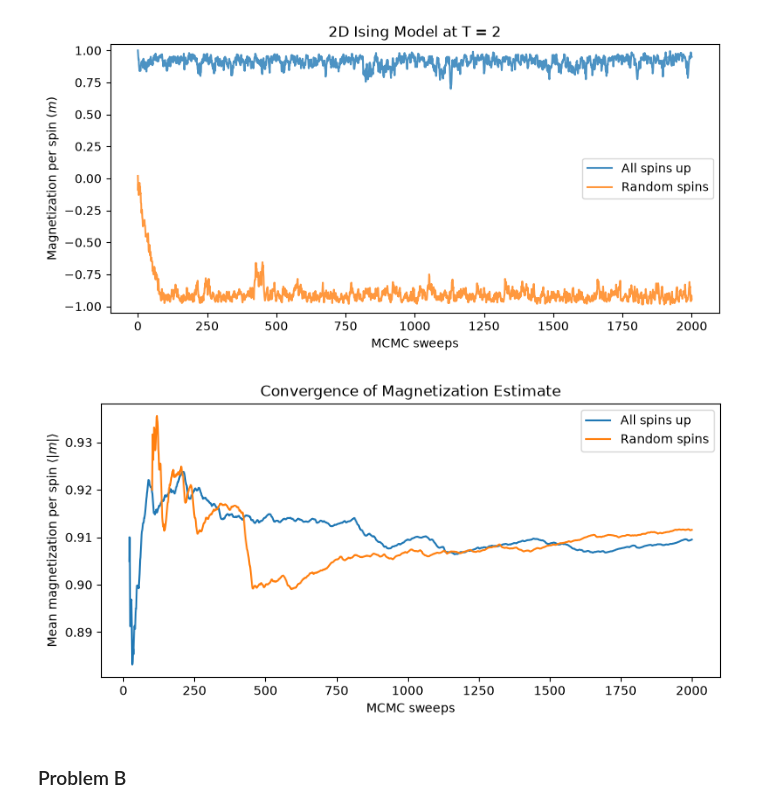
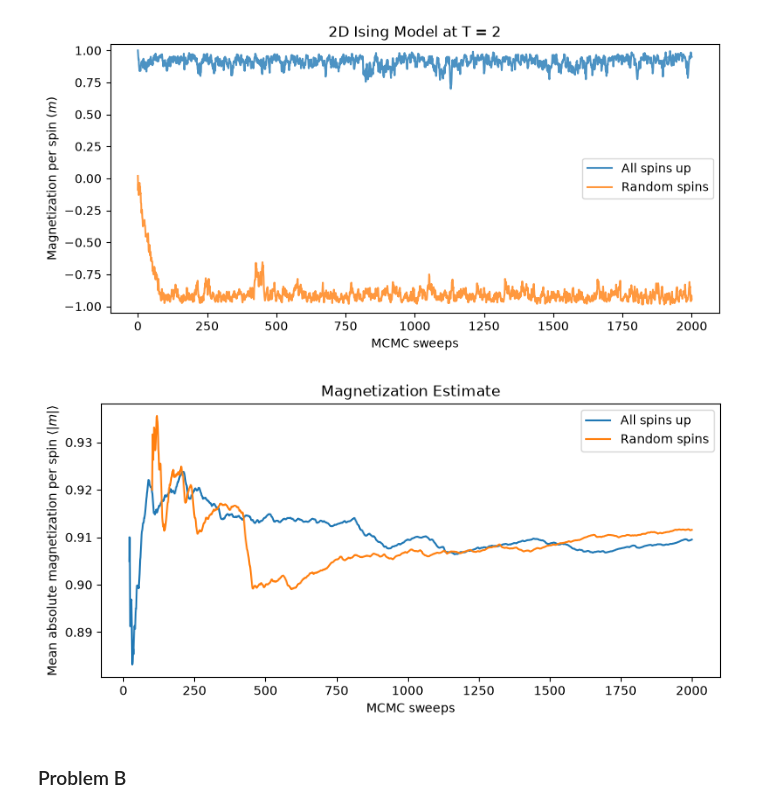
Before and after one commit to amanpalanati/phys142, a Jupyter notebook: assignments/assignment3/assignment3.ipynb, the cells around one changed output. Cells and saved outputs as stored; diff of their text form; code cells hidden in the pictures.

```diff
--- a/assignments/assignment3/assignment3.ipynb
+++ b/assignments/assignment3/assignment3.ipynb
@@ -90,30 +90,30 @@ plt.show()
 # %%
 BURNIN_UP = 20
 BURNIN_RANDOM = 100
 
 def running_average(m_values, burnin):
     samples = np.abs(m_values[burnin + 1:])
     return np.cumsum(samples) / np.arange(1, len(samples) + 1)
 
 avg_up = running_average(m_up, BURNIN_UP)
 avg_random = running_average(m_random, BURNIN_RANDOM)
 
 fig, ax = plt.subplots(figsize=(9, 4))
 
 ax.plot(np.arange(BURNIN_UP + 1, SWEEPS + 1), avg_up,
         label="All spins up")
 ax.plot(np.arange(BURNIN_RANDOM + 1, SWEEPS + 1), avg_random,
         label="Random spins")
 
 ax.set(
     xlabel="MCMC sweeps",
-    ylabel=r"Mean magnetization per spin $\langle|m|\rangle$",
-    title="Convergence of Magnetization Estimate"
+    ylabel=r"Mean absolute magnetization per spin $\langle|m|\rangle$",
+    title="Magnetization Estimate"
 )
 ax.legend()
 plt.show()
 # %% [output]
-[figure, old version]
+[figure, new version]
 # %% [markdown]
 ### Problem B
 # %%
```
Also changed, not shown: parts of 3 cells of this notebook, 2 other files.
